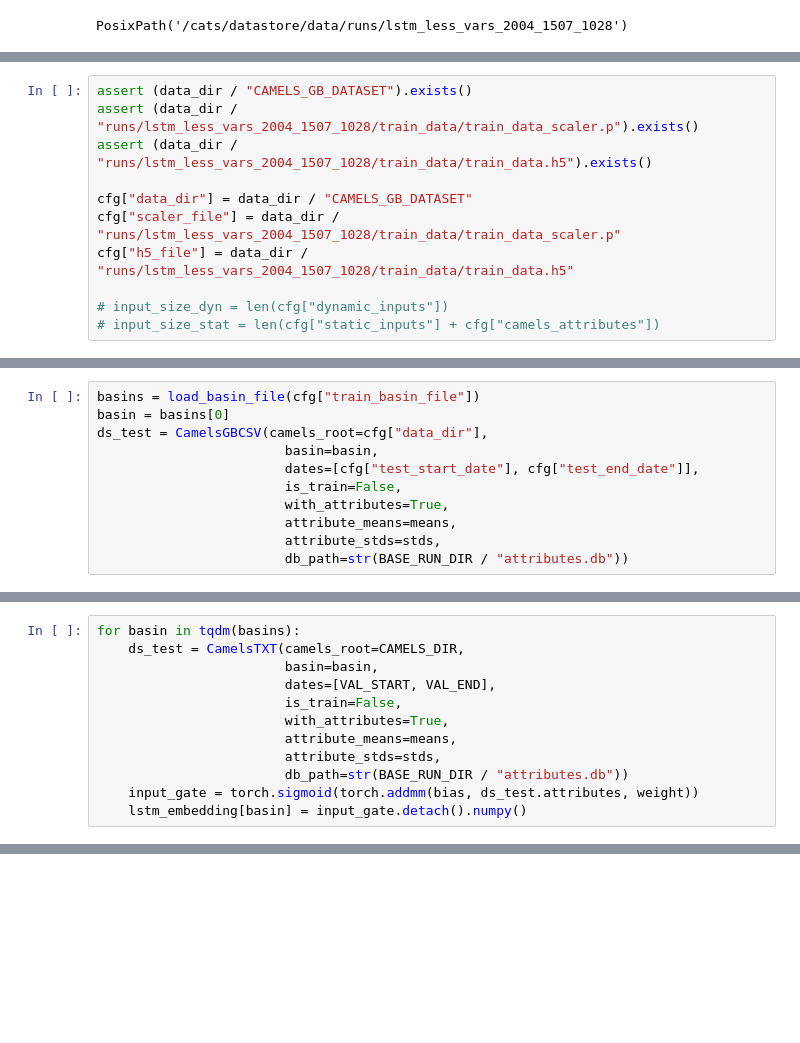
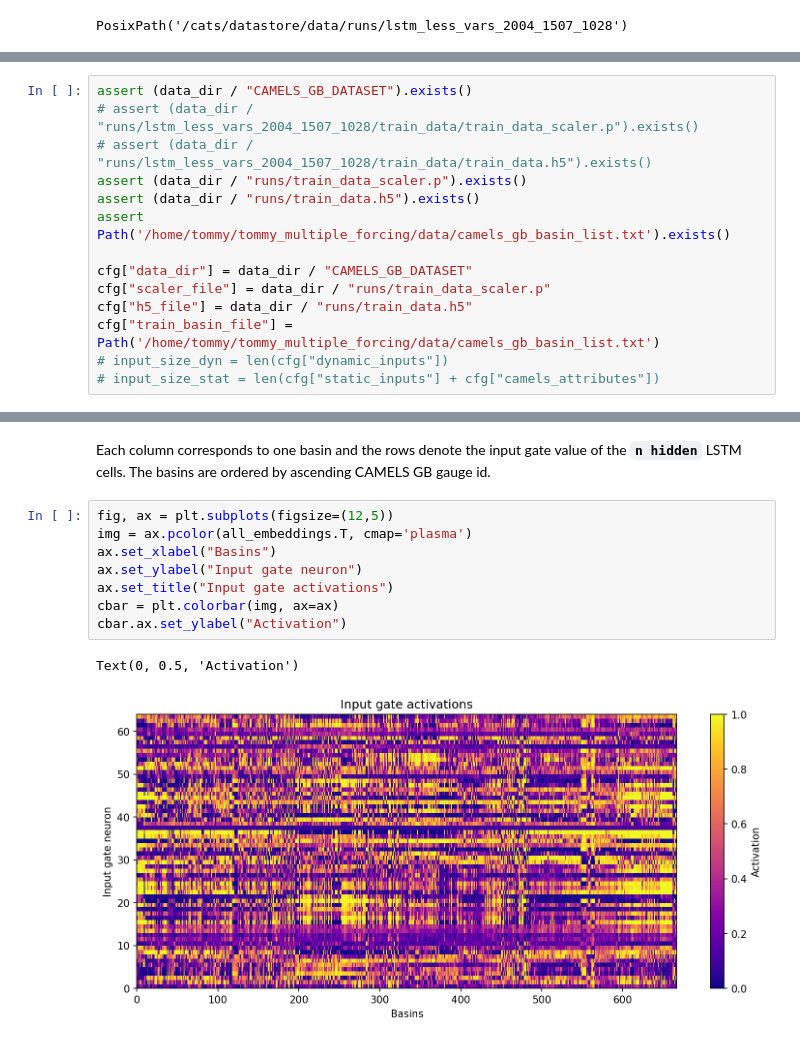
Before and after one commit to ECMWFCode4Earth/ml_drought, a Jupyter notebook: notebooks/draft/48_c_static_embdding.ipynb, the cells around one changed output, grey strips where cells are left out. Saved outputs shown, nothing was run; the diff lists cells and outputs as text; blank space fills up the shorter version.

```diff
--- a/notebooks/draft/48_c_static_embdding.ipynb
+++ b/notebooks/draft/48_c_static_embdding.ipynb
@@ -42,11 +56,14 @@ model_dict = torch.load(model_path)
 # %%
 assert (data_dir / "CAMELS_GB_DATASET").exists()
-assert (data_dir / "runs/lstm_less_vars_2004_1507_1028/train_data/train_data_scaler.p").exists()
-assert (data_dir / "runs/lstm_less_vars_2004_1507_1028/train_data/train_data.h5").exists()
+# assert (data_dir / "runs/lstm_less_vars_2004_1507_1028/train_data/train_data_scaler.p").exists()
+# assert (data_dir / "runs/lstm_less_vars_2004_1507_1028/train_data/train_data.h5").exists()
+assert (data_dir / "runs/train_data_scaler.p").exists()
+assert (data_dir / "runs/train_data.h5").exists()
+assert Path('/home/tommy/tommy_multiple_forcing/data/camels_gb_basin_list.txt').exists()
 
 cfg["data_dir"] = data_dir / "CAMELS_GB_DATASET"
-cfg["scaler_file"] = data_dir / "runs/lstm_less_vars_2004_1507_1028/train_data/train_data_scaler.p"
-cfg["h5_file"] = data_dir / "runs/lstm_less_vars_2004_1507_1028/train_data/train_data.h5"
-
+cfg["scaler_file"] = data_dir / "runs/train_data_scaler.p"
+cfg["h5_file"] = data_dir / "runs/train_data.h5"
+cfg["train_basin_file"] = Path('/home/tommy/tommy_multiple_forcing/data/camels_gb_basin_list.txt')
 # input_size_dyn = len(cfg["dynamic_inputs"])
 # input_size_stat = len(cfg["static_inputs"] + cfg["camels_attributes"])
@@ -82,11 +111,0 @@ attributes = h5._load_attributes()
-# %%
-basins = load_basin_file(cfg["train_basin_file"])
-basin = basins[0]
-ds_test = CamelsGBCSV(camels_root=cfg["data_dir"],
-                        basin=basin,
-                        dates=[cfg["test_start_date"], cfg["test_end_date"]],
-                        is_train=False,
-                        with_attributes=True,
-                        attribute_means=means,
-                        attribute_stds=stds,
-                        db_path=str(BASE_RUN_DIR / "attributes.db"))
@@ -95,12 +111,0 @@ AttributeError: 'str' object has no attribute 'open'
-# %%
-for basin in tqdm(basins):
-    ds_test = CamelsTXT(camels_root=CAMELS_DIR,
-                        basin=basin,
-                        dates=[VAL_START, VAL_END],
-                        is_train=False,
-                        with_attributes=True,
-                        attribute_means=means,
-                        attribute_stds=stds,
-                        db_path=str(BASE_RUN_DIR / "attributes.db"))
-    input_gate = torch.sigmoid(torch.addmm(bias, ds_test.attributes, weight))
-    lstm_embedding[basin] = input_gate.detach().numpy()
@@ -106,0 +162,13 @@ for basin in tqdm(basins):
+# %% [markdown]
+Each column corresponds to one basin and the rows denote the input gate value of the **`n hidden`** LSTM cells. The basins are ordered by ascending CAMELS GB gauge id.
+# %%
+fig, ax = plt.subplots(figsize=(12,5))
+img = ax.pcolor(all_embeddings.T, cmap='plasma')
+ax.set_xlabel("Basins")
+ax.set_ylabel("Input gate neuron")
+ax.set_title("Input gate activations")
+cbar = plt.colorbar(img, ax=ax)
+cbar.ax.set_ylabel("Activation")
+# %% [output]
+Text(0, 0.5, 'Activation')
+[figure, added]
```
Also changed, not shown: parts of 12 cells of this notebook, 1 other file.
